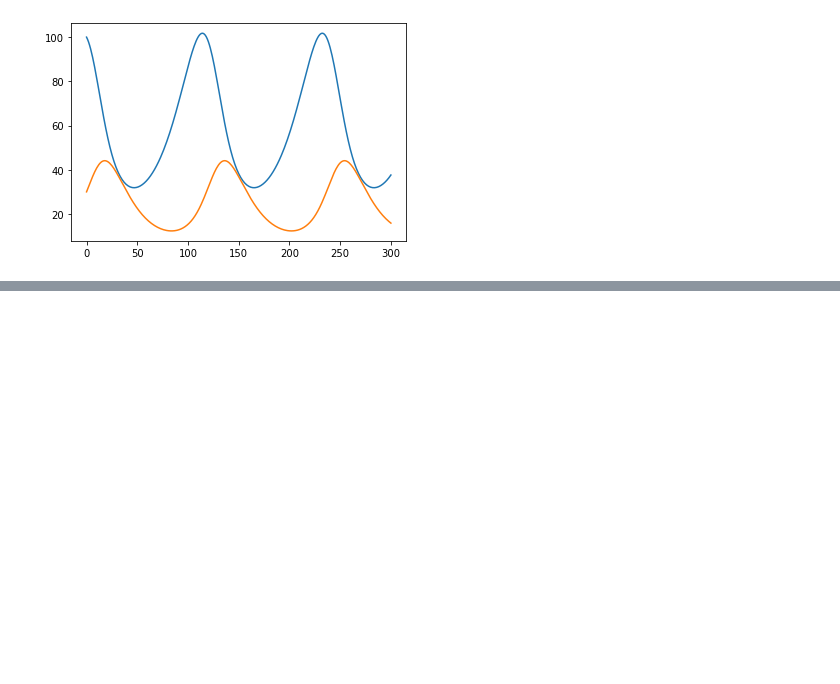
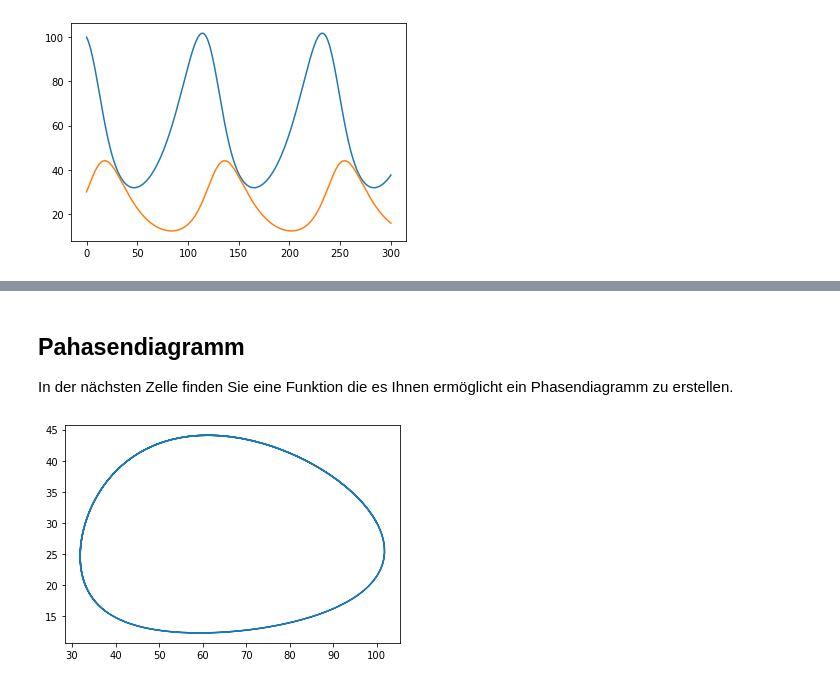
Before and after one commit to cedricgeissmann/2a, a Jupyter notebook: Rauber-Beute.ipynb, the cells around one changed output, grey strips where cells are left out. Cells and saved outputs as stored; diff of their text form; code cells hidden in the pictures; blank space fills up the shorter version.

```diff
--- a/Rauber-Beute.ipynb
+++ b/Rauber-Beute.ipynb
@@ -3,8 +12,8 @@ from iteration import *
 
 a = 0.05; b = 0.002; c = 0.06; d = 0.001
 
+l = iteration(rauber_beute, x0=[100, 30], n=300, a=a, b=b, c=c, d=d)
 
-
-plot_iteration(rauber_beute, x0=[100, 30], n=300, a=a, b=b, c=c, d=d)
+plot_iteration(l)
 # %% [output]
 [figure]
@@ -46,0 +27,8 @@ plt.plot(al, bl)
+# %% [markdown]
+## Pahasendiagramm
+
+In der nächsten Zelle finden Sie eine Funktion die es Ihnen ermöglicht ein Phasendiagramm zu erstellen.
+# %%
+plot_phase_diagramm(l)
+# %% [output]
+[figure, added]
```
Also changed, not shown: parts of 6 cells of this notebook, 1 other file.
